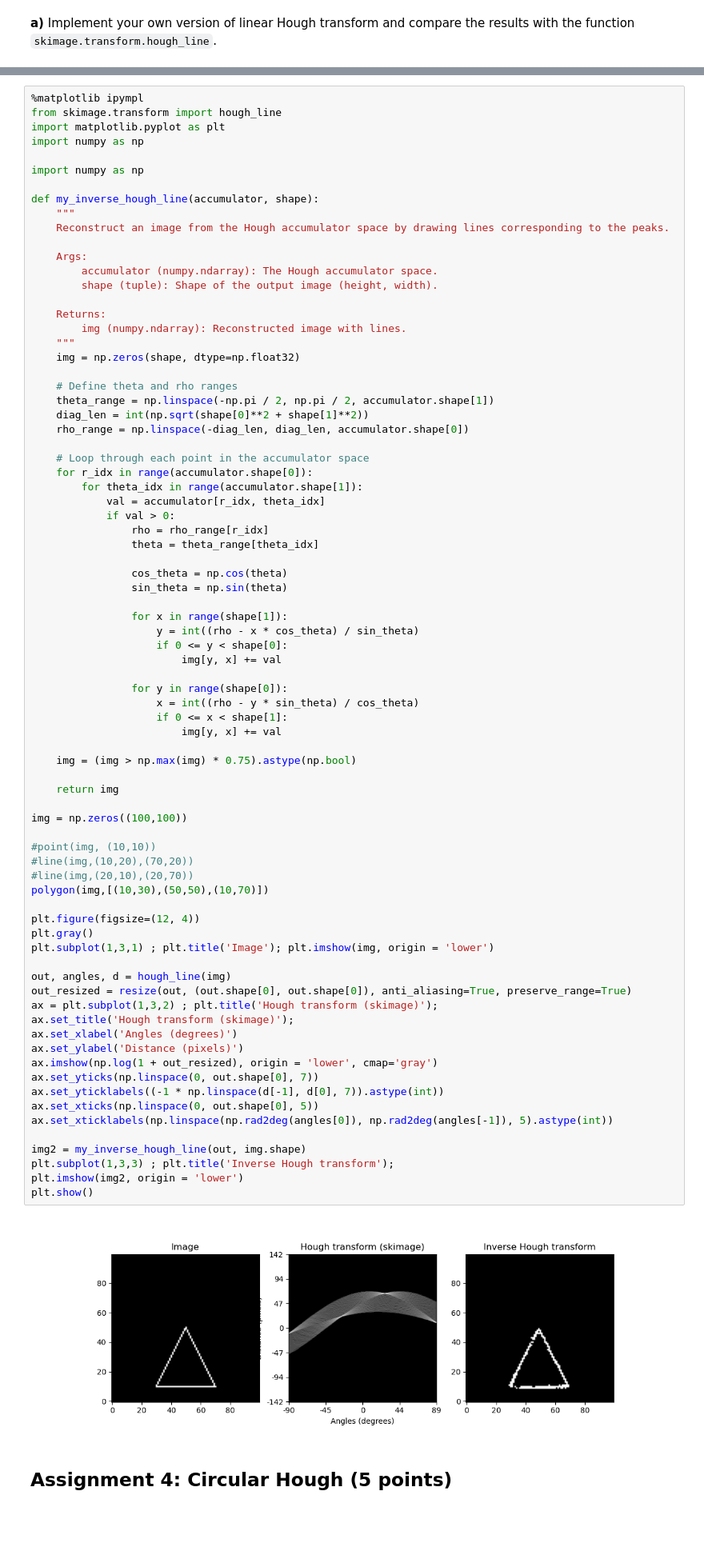
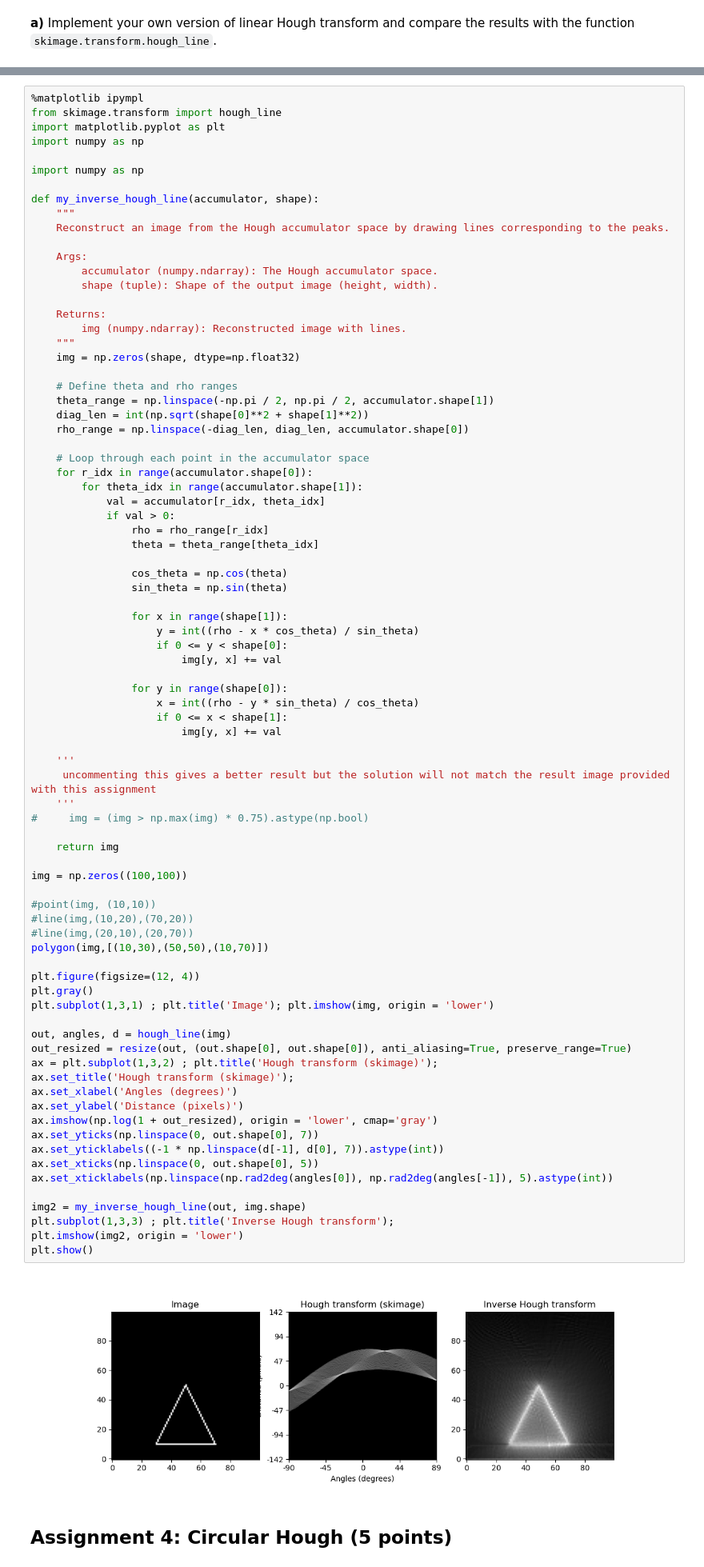
Before and after one commit to shuxton/computer-vision-homework, a Jupyter notebook: Sheet04/sheet04.ipynb, the cells around one changed output, grey strips where cells are left out. Shown at 80% size. Cells and saved outputs as stored; diff of their text form; blank space fills up the shorter version.

Commit message:
hw 4 final solution

```diff
--- a/Sheet04/sheet04.ipynb
+++ b/Sheet04/sheet04.ipynb
@@ -455,39 +631,42 @@ def my_inverse_hough_line(accumulator, shape):
                     if 0 <= x < shape[1]:
                         img[y, x] += val
 
-    img = (img > np.max(img) * 0.75).astype(np.bool)
+    '''
+     uncommenting this gives a better result but the solution will not match the result image provided with this assignment
+    '''
+#     img = (img > np.max(img) * 0.75).astype(np.bool)
 
     return img
 
 img = np.zeros((100,100))
 
 #point(img, (10,10))
 #line(img,(10,20),(70,20))
 #line(img,(20,10),(20,70))
 polygon(img,[(10,30),(50,50),(10,70)])
 
 plt.figure(figsize=(12, 4))
 plt.gray()
 plt.subplot(1,3,1) ; plt.title('Image'); plt.imshow(img, origin = 'lower')
 
 out, angles, d = hough_line(img)
 out_resized = resize(out, (out.shape[0], out.shape[0]), anti_aliasing=True, preserve_range=True)
 ax = plt.subplot(1,3,2) ; plt.title('Hough transform (skimage)');
 ax.set_title('Hough transform (skimage)');
 ax.set_xlabel('Angles (degrees)')
 ax.set_ylabel('Distance (pixels)')
 ax.imshow(np.log(1 + out_resized), origin = 'lower', cmap='gray')
 ax.set_yticks(np.linspace(0, out.shape[0], 7))
 ax.set_yticklabels((-1 * np.linspace(d[-1], d[0], 7)).astype(int))
 ax.set_xticks(np.linspace(0, out.shape[0], 5))
 ax.set_xticklabels(np.linspace(np.rad2deg(angles[0]), np.rad2deg(angles[-1]), 5).astype(int))
 
 img2 = my_inverse_hough_line(out, img.shape)
 plt.subplot(1,3,3) ; plt.title('Inverse Hough transform');
 plt.imshow(img2, origin = 'lower')
 plt.show()
 # %% [output]
-[figure, old version]
+[figure, new version]
 # %% [markdown]
 ## Assignment 4: Circular Hough (5 points)
 # %% [markdown]
```
Also changed, not shown: parts of 17 cells of this notebook, 15 other files.
